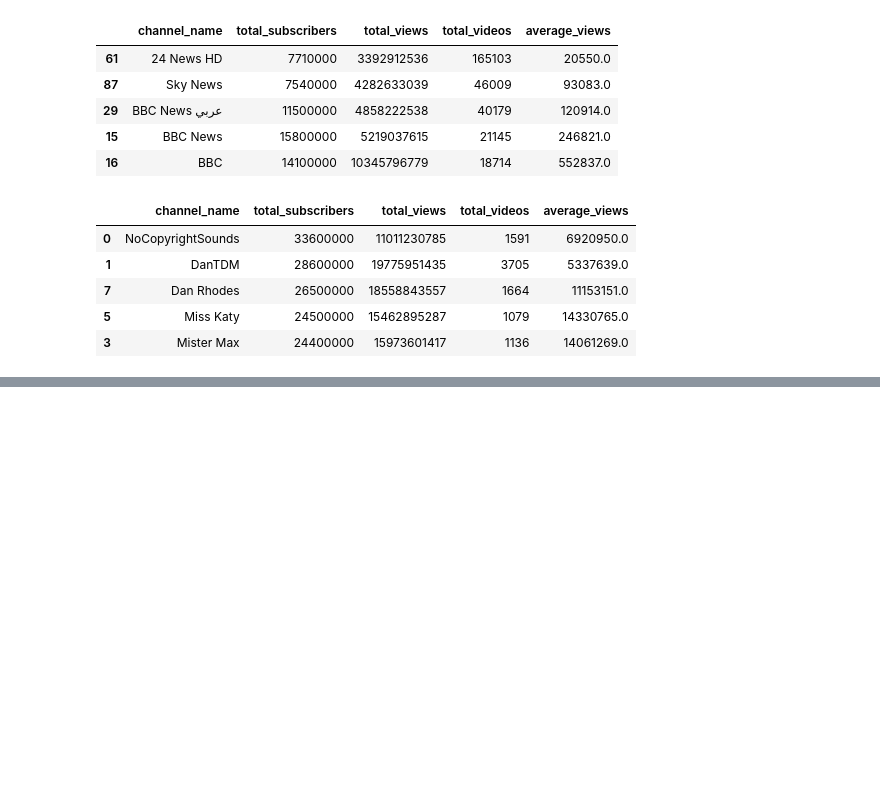
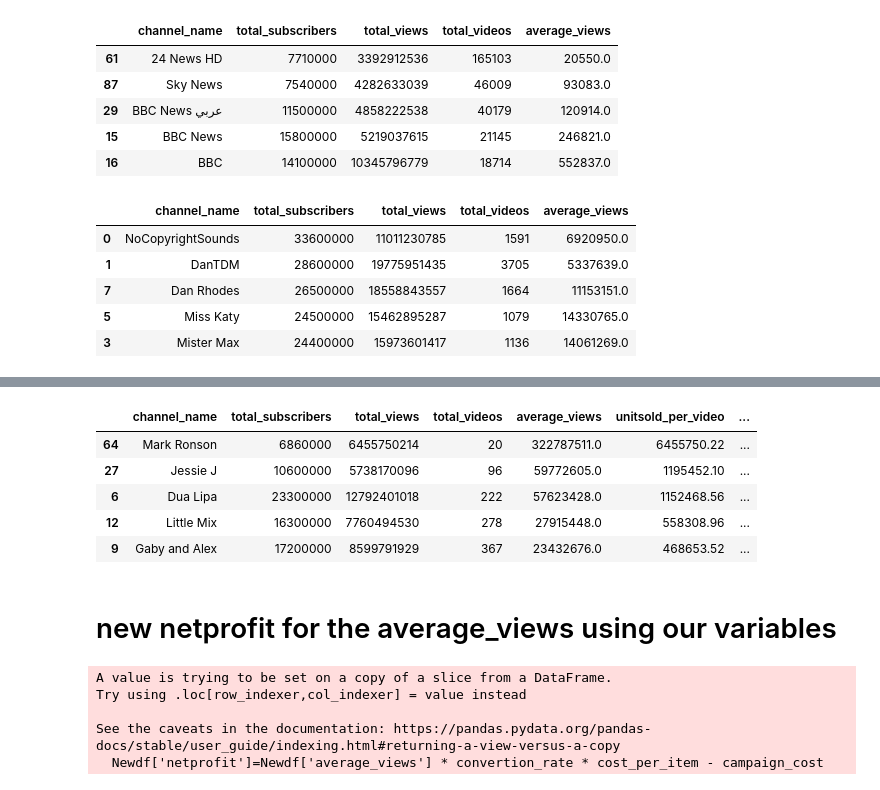
Before and after one commit to DANIELFRANK031/Youtube-Analysis, a Jupyter notebook: Script.ipynb, the cells around one changed output, grey strips where cells are left out. Cells and saved outputs as stored; diff of their text form; code cells hidden in the pictures; blank space fills up the shorter version.

```diff
--- a/Script.ipynb
+++ b/Script.ipynb
@@ -139,0 +191,19 @@ Newdf.sort_values(by=['total_subscribers'],ascending=False).head()
+# %%
+Newdf.sort_values(by=['revenue_per_video'],ascending=False).head()
+# %% [output]
+|  | channel_name | total_subscribers | total_views | total_videos | average_views | unitsold_per_video | ... |
+| 64 | Mark Ronson | 6860000 | 6455750214 | 20 | 322787511.0 | 6455750.22 | ... |
+| 27 | Jessie J | 10600000 | 5738170096 | 96 | 59772605.0 | 1195452.10 | ... |
+| 6 | Dua Lipa | 23300000 | 12792401018 | 222 | 57623428.0 | 1152468.56 | ... |
+| 12 | Little Mix | 16300000 | 7760494530 | 278 | 27915448.0 | 558308.96 | ... |
+| 9 | Gaby and Alex | 17200000 | 8599791929 | 367 | 23432676.0 | 468653.52 | ... |
+# %% [markdown]
+# new netprofit for the average_views using our variables
+# %%
+Newdf['netprofit']=Newdf['average_views'] * convertion_rate * cost_per_item - campaign_cost
+# %% [output]
+A value is trying to be set on a copy of a slice from a DataFrame.
+Try using .loc[row_indexer,col_indexer] = value instead
+
+See the caveats in the documentation: https://pandas.pydata.org/pandas-docs/stable/user_guide/indexing.html#returning-a-view-versus-a-copy
+  Newdf['netprofit']=Newdf['average_views'] * convertion_rate * cost_per_item - campaign_cost
```
Also changed, not shown: parts of 20 cells of this notebook, 1 other file.
